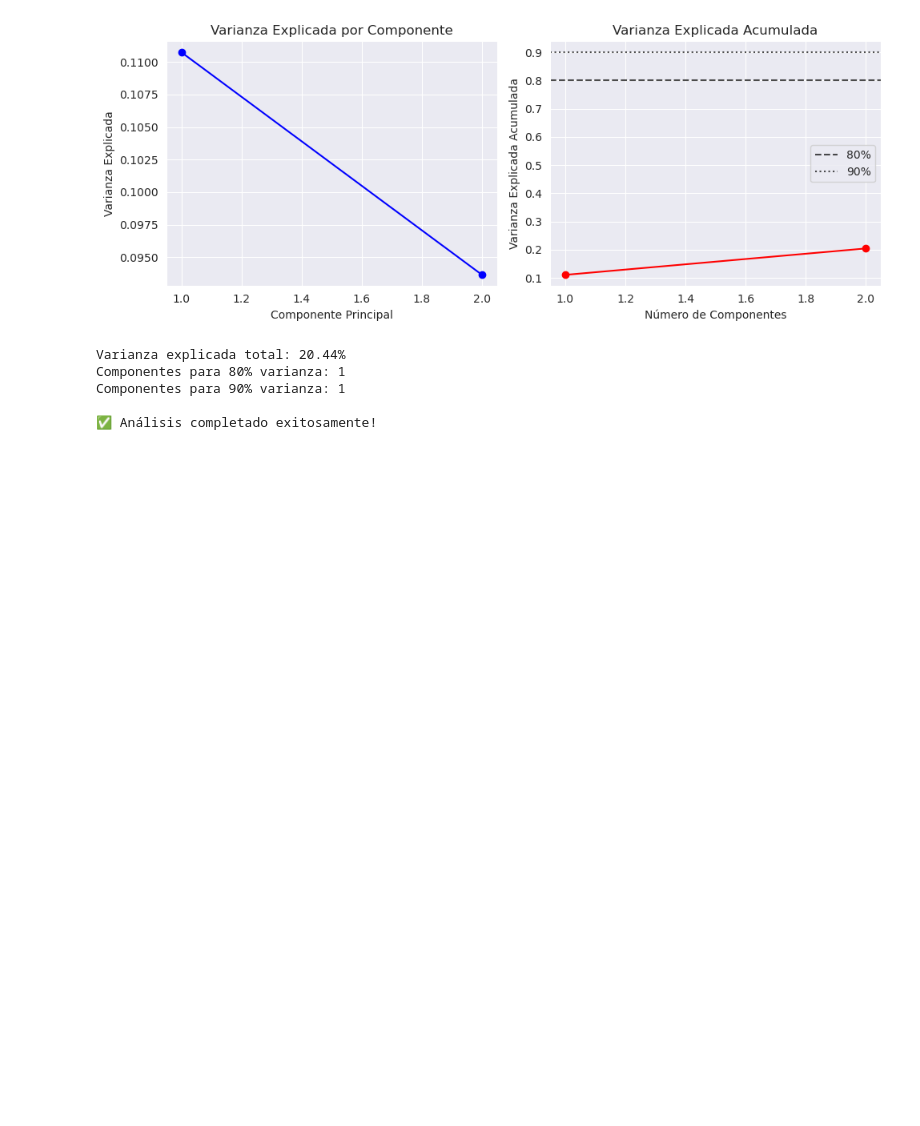
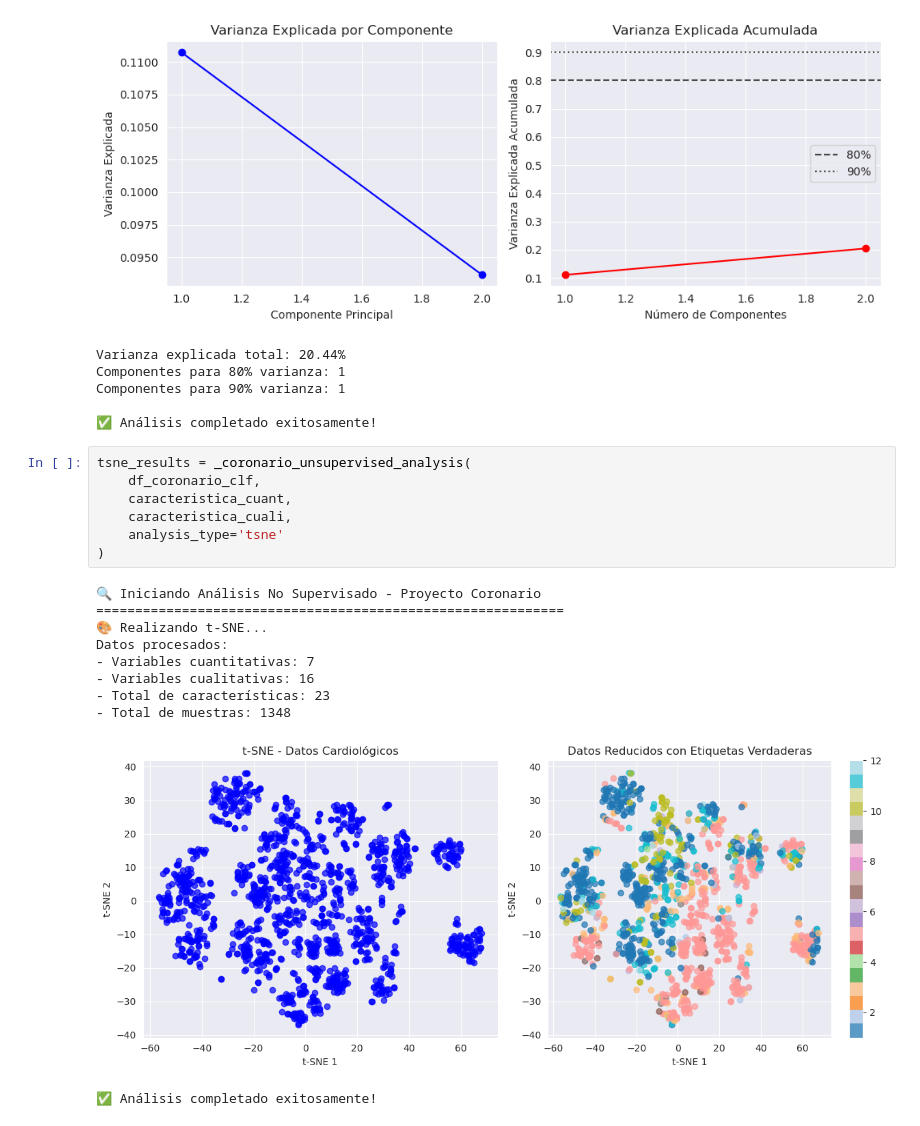
Before and after one commit to rguez4828/CURSO_CDIA, a Jupyter notebook: proyecto_coronario_cdia_nosupervisado.ipynb, the cells around one changed output. Drawn from its saved outputs; the diff is of its cells as text; blank space fills up the shorter version.

Commit message:
Adición del notebook de pruebas para el aprendizaje no supervisado

```diff
--- a/proyecto_coronario_cdia_nosupervisado.ipynb
+++ b/proyecto_coronario_cdia_nosupervisado.ipynb
@@ -599,3 +599,21 @@ Componentes para 80% varianza: 1
 Componentes para 90% varianza: 1
 
 ✅ Análisis completado exitosamente!
+# %%
+tsne_results = _coronario_unsupervised_analysis(
+    df_coronario_clf,
+    caracteristica_cuant,
+    caracteristica_cuali,
+    analysis_type='tsne'
+)
+# %% [output]
+🔍 Iniciando Análisis No Supervisado - Proyecto Coronario
+============================================================
+🎨 Realizando t-SNE...
+Datos procesados:
+- Variables cuantitativas: 7
+- Variables cualitativas: 16
+- Total de características: 23
+- Total de muestras: 1348
+[figure, added]
+✅ Análisis completado exitosamente!
```
Also changed, not shown: parts of 4 cells of this notebook.
